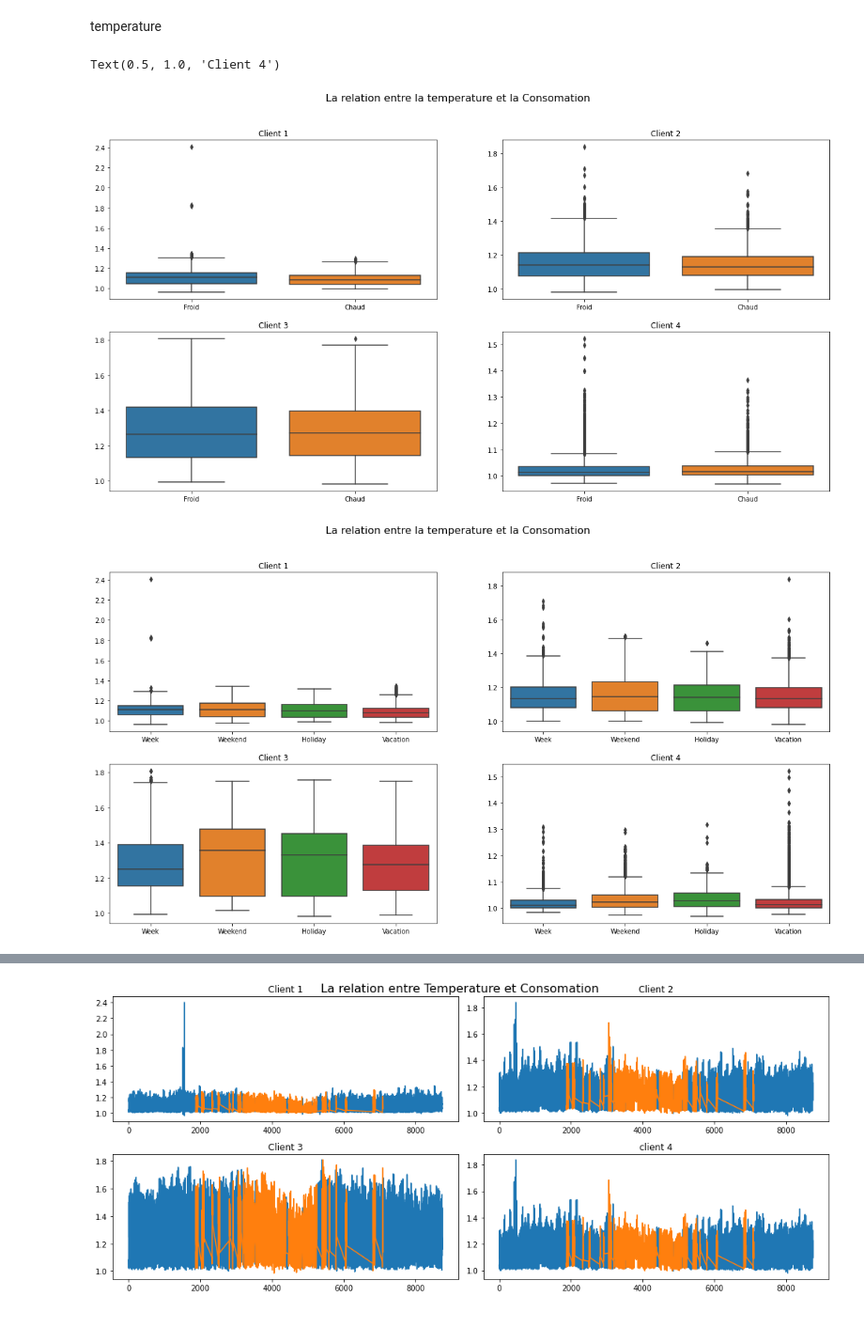
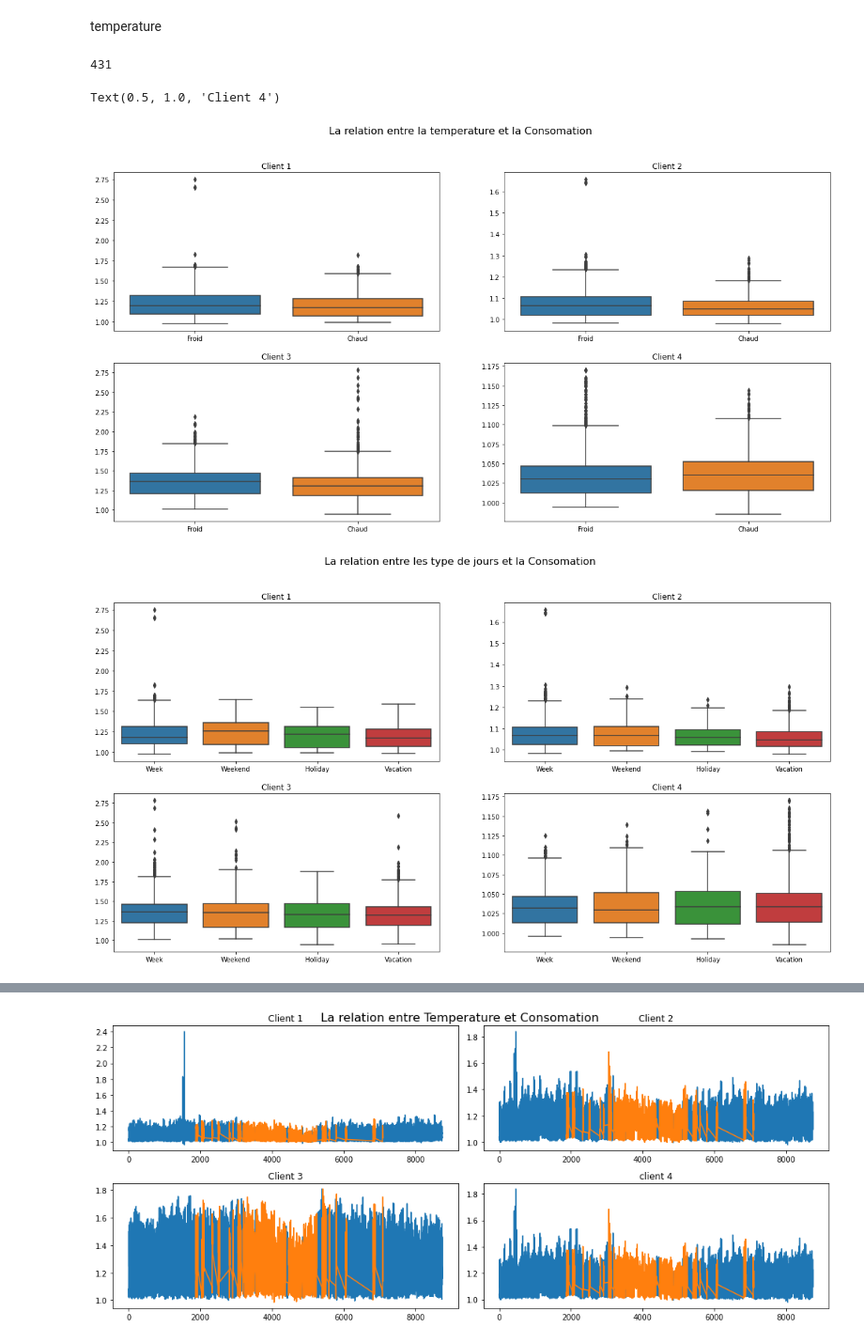
Before and after one commit to forloulhoucine/TER_Analyse-de-donnees-issues-dun-reseau-urbain, a Jupyter notebook: TER.ipynb, the cells around one changed output, grey strips where cells are left out. Shown: that part at 94% size. Cells and saved outputs as stored; diff of their text form; code cells hidden in the pictures.

```diff
--- a/TER.ipynb
+++ b/TER.ipynb
@@ -358,51 +358,60 @@ df
 8760 rows × 545 columns
 # %% [markdown]
 temperature
+# %%
+import random
+randomlist = []
+for i in range(0,4):
+ n = random.randint(1,537)
+ randomlist.append(n)
+i,j,k,l=randomlist
 # %%
 Dch=df[df["Temperature"]>15] #CHAUD
 Dfr=df[df["Temperature"]<15] #FROID
 # %%
-#boxplot temperature/consomation
-c1= pd.concat([Dfr[1],Dch[1]], axis=1)
+#Boxplot Temperature/Consomation
+print(l)
+c1= pd.concat([Dfr[i],Dch[i]], axis=1)
 c1.columns = ['Froid', 'Chaud']
-c2= pd.concat([Dfr[2],Dch[2]], axis=1)
+c2= pd.concat([Dfr[j],Dch[j]], axis=1)
 c2.columns = ['Froid', 'Chaud']
-c3= pd.concat([Dfr[3],Dch[3]], axis=1)
+c3= pd.concat([Dfr[k],Dch[k]], axis=1)
 c3.columns = ['Froid', 'Chaud']
-c4= pd.concat([Dfr[4],Dch[4]], axis=1)
+c4= pd.concat([Dfr[l],Dch[l]], axis=1)
 c4.columns = ['Froid', 'Chaud']
 f, axes = plt.subplots(2, 2)
 f.set_size_inches(20,10)
 f.suptitle("La relation entre la temperature et la Consomation",fontsize=16)
 sb.boxplot(data=c1, ax=axes[0,0])
 axes[0, 0].set_title('Client 1')
 sb.boxplot(data=c2, ax=axes[0,1])
 axes[0, 1].set_title('Client 2')
 sb.boxplot(data=c3, ax=axes[1,0])
 axes[1, 0].set_title('Client 3')
 sb.boxplot(data=c4, ax=axes[1,1])
 axes[1,1].set_title('Client 4')
 # %% [output]
-Text(0.5, 1.0, 'Client 4')
+431
+Text(0.5, 1.0, 'Client 4')
-[figure, old version]
+[figure, new version]
 # %%
 Dw=df[df["Week"]==1] #WEEK
 Dwnd=df[df["Weekend"]==1] #WEEKEND
 Dh=df[df["Holiday"]==1] #HOLIDAY
 Dv=df[df["Vacation"]==1] #VACATION
 # %%
-c1= pd.concat([Dw[1],Dwnd[1],Dh[1],Dv[1]], axis=1)
+#Boxplot Type de jours/Consomation
+c1= pd.concat([Dw[i],Dwnd[i],Dh[i],Dv[i]], axis=1)
 c1.columns = ['Week', 'Weekend',"Holiday","Vacation"]
-c2= pd.concat([Dw[2],Dwnd[2],Dh[2],Dv[2]], axis=1)
+c2= pd.concat([Dw[j],Dwnd[j],Dh[j],Dv[j]], axis=1)
 c2.columns = ['Week', 'Weekend',"Holiday","Vacation"]
-c3= pd.concat([Dw[3],Dwnd[3],Dh[3],Dv[3]], axis=1)
+c3= pd.concat([Dw[k],Dwnd[k],Dh[k],Dv[k]], axis=1)
 c3.columns = ['Week', 'Weekend',"Holiday","Vacation"]
-c4= pd.concat([Dw[4],Dwnd[4],Dh[4],Dv[4]], axis=1)
+c4= pd.concat([Dw[l],Dwnd[l],Dh[l],Dv[l]], axis=1)
 c4.columns = ['Week', 'Weekend',"Holiday","Vacation"]
-
 f, axes = plt.subplots(2, 2)
 f.set_size_inches(20,10)
-f.suptitle("La relation entre la temperature et la Consomation", fontsize=16)
+f.suptitle("La relation entre les type de jours et la Consomation", fontsize=16)
 sb.boxplot(data=c1, ax=axes[0,0])
 axes[0, 0].set_title('Client 1')
 sb.boxplot(data=c2, ax=axes[0,1])
@@ -413,7 +422,7 @@ sb.boxplot(data=c4, ax=axes[1,1])
 axes[1,1].set_title('Client 4')
 plt.show()
 # %% [output]
-[figure, old version]
+[figure, new version]
 # %%
 D_e=df.iloc[3504:5712,:] #ETE
 D_a=df.iloc[5712:7986,:] #AUTOMNE
```
Also changed, not shown: parts of 1 cell of this notebook.
